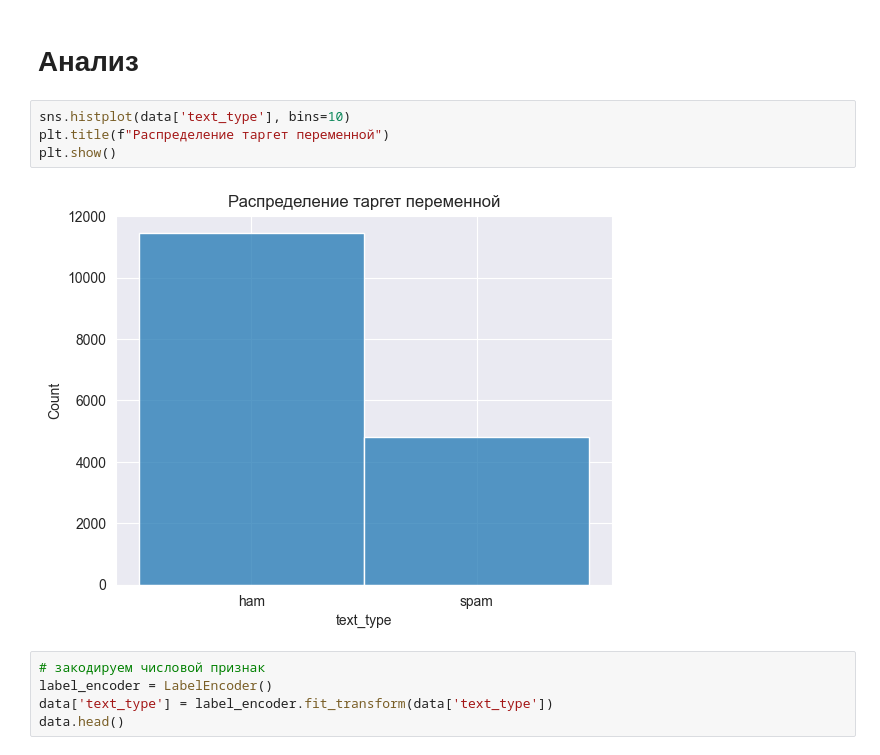
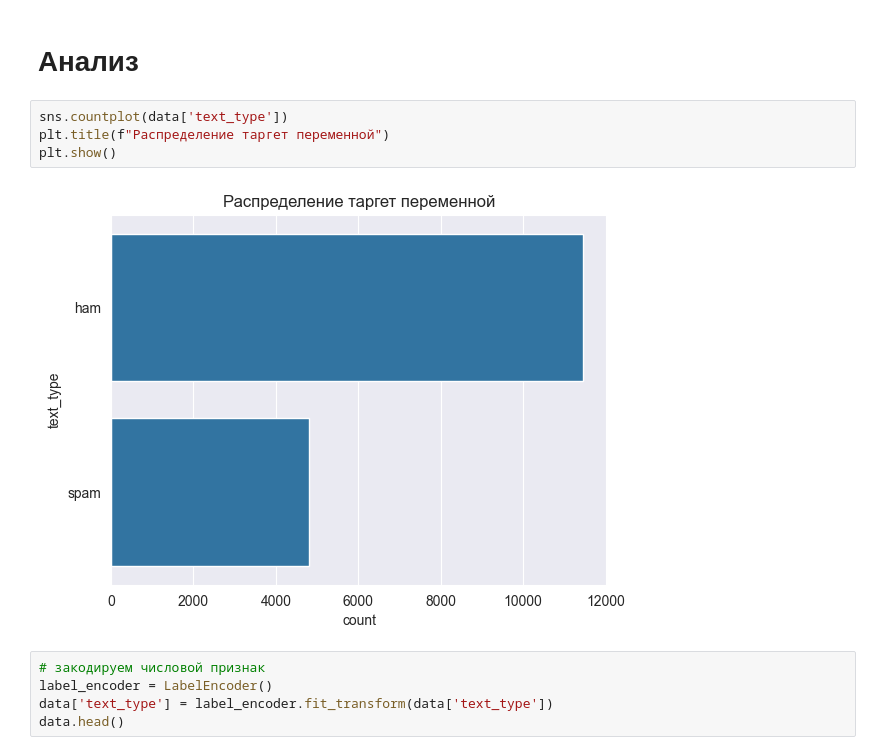
Before and after one commit to kudrmax/ml-hse-hw, a Jupyter notebook: hw1/solution2.ipynb, the cells around one changed output. Drawn from its saved outputs; the diff is of its cells as text.

```diff
--- a/hw1/solution2.ipynb
+++ b/hw1/solution2.ipynb
@@ -46,11 +46,11 @@ data = data.drop_duplicates()
 # %% [markdown]
 # Анализ
 # %%
-sns.histplot(data['text_type'], bins=10)
+sns.countplot(data['text_type'])
 plt.title(f"Распределение таргет переменной")
 plt.show()
 # %% [output]
-[figure, old version]
+[figure, new version]
 # %%
 # закодируем числовой признак
 label_encoder = LabelEncoder()
```
Also changed, not shown: 4 other files.
